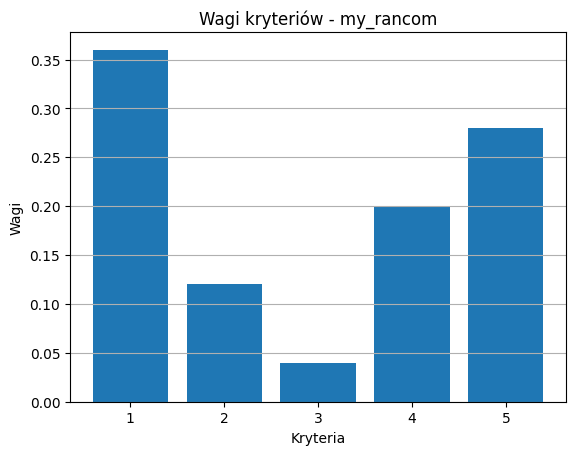
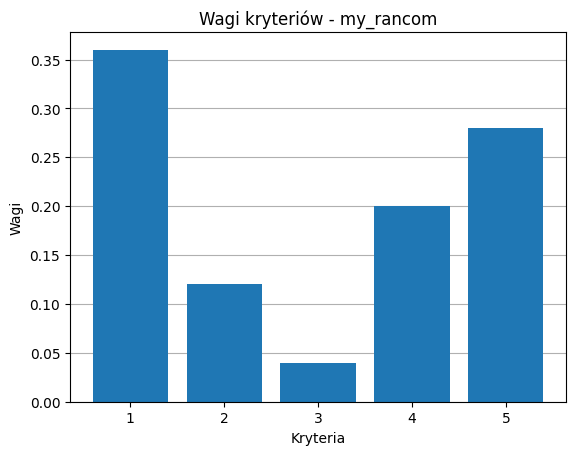
The change to this notebook cell's code, shown as a diff; its figure went from the first image to the second:
--- before
+++ after
@@ -28,3 +28,4 @@
 plt.xticks(range(1, len(weights)+1))
 plt.grid(axis='y')
+plt.rcParams['axes.axisbelow'] = True
 plt.show()

Commit: ISWD 2 update